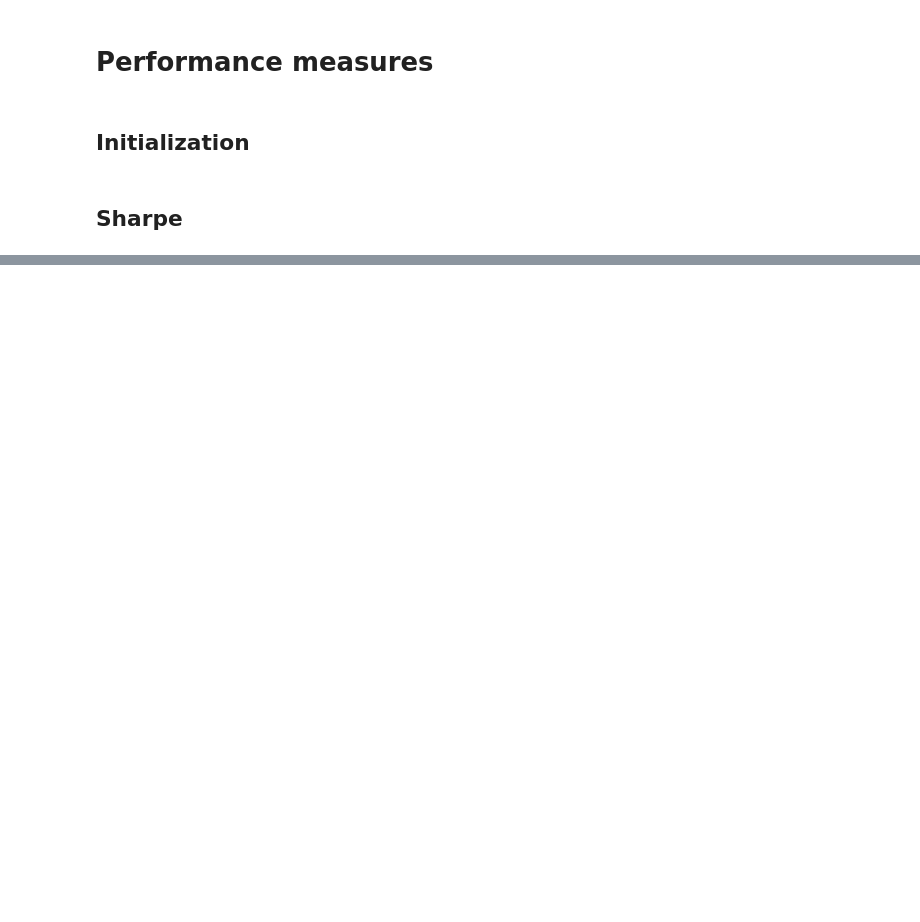
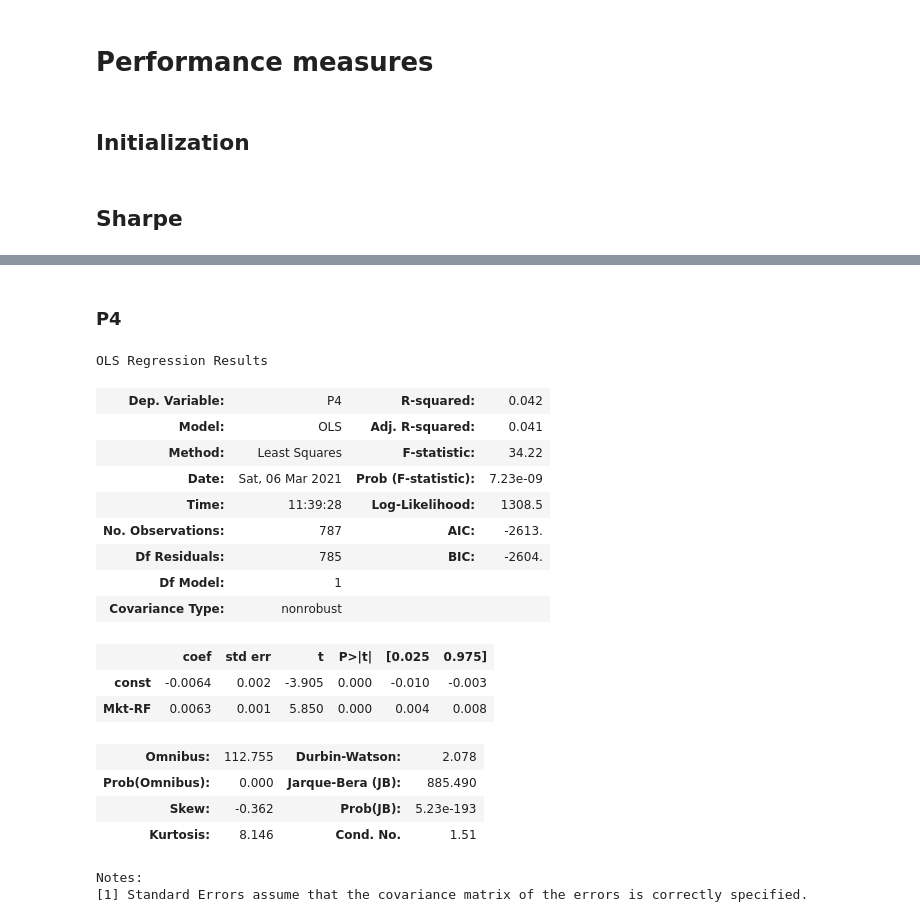
Before and after one commit to zhujoel/crypto_strategy, a Jupyter notebook: ProjetSIAQ.ipynb, the cells around one changed output, grey strips where cells are left out. Cells and saved outputs as stored; diff of their text form; code cells hidden in the pictures; blank space fills up the shorter version.

```diff
--- a/ProjetSIAQ.ipynb
+++ b/ProjetSIAQ.ipynb
@@ -374,0 +445,25 @@ ValueError: zero-size array to reduction operation maximum which has no identity
+# %% [markdown]
+### P4
+# %%
+reg = sm.OLS(R_Rf_1_to_5["P4"], intercept).fit()
+reg.summary()
+# %% [output]
+OLS Regression Results
+| Dep. Variable: | P4 | R-squared: | 0.042 |
+| Model: | OLS | Adj. R-squared: | 0.041 |
+| Method: | Least Squares | F-statistic: | 34.22 |
+| Date: | Sat, 06 Mar 2021 | Prob (F-statistic): | 7.23e-09 |
+| Time: | 11:39:28 | Log-Likelihood: | 1308.5 |
+| No. Observations: | 787 | AIC: | -2613. |
+| Df Residuals: | 785 | BIC: | -2604. |
+| Df Model: | 1 |  |  |
+| Covariance Type: | nonrobust |  |  |
+|  | coef | std err | t | P>|t| | [0.025 | 0.975] |
+| const | -0.0064 | 0.002 | -3.905 | 0.000 | -0.010 | -0.003 |
+| Mkt-RF | 0.0063 | 0.001 | 5.850 | 0.000 | 0.004 | 0.008 |
+| Omnibus: | 112.755 | Durbin-Watson: | 2.078 |
+| Prob(Omnibus): | 0.000 | Jarque-Bera (JB): | 885.490 |
+| Skew: | -0.362 | Prob(JB): | 5.23e-193 |
+| Kurtosis: | 8.146 | Cond. No. | 1.51 |
+Notes:
+[1] Standard Errors assume that the covariance matrix of the errors is correctly specified.
```
Also changed, not shown: parts of 29 cells of this notebook.
